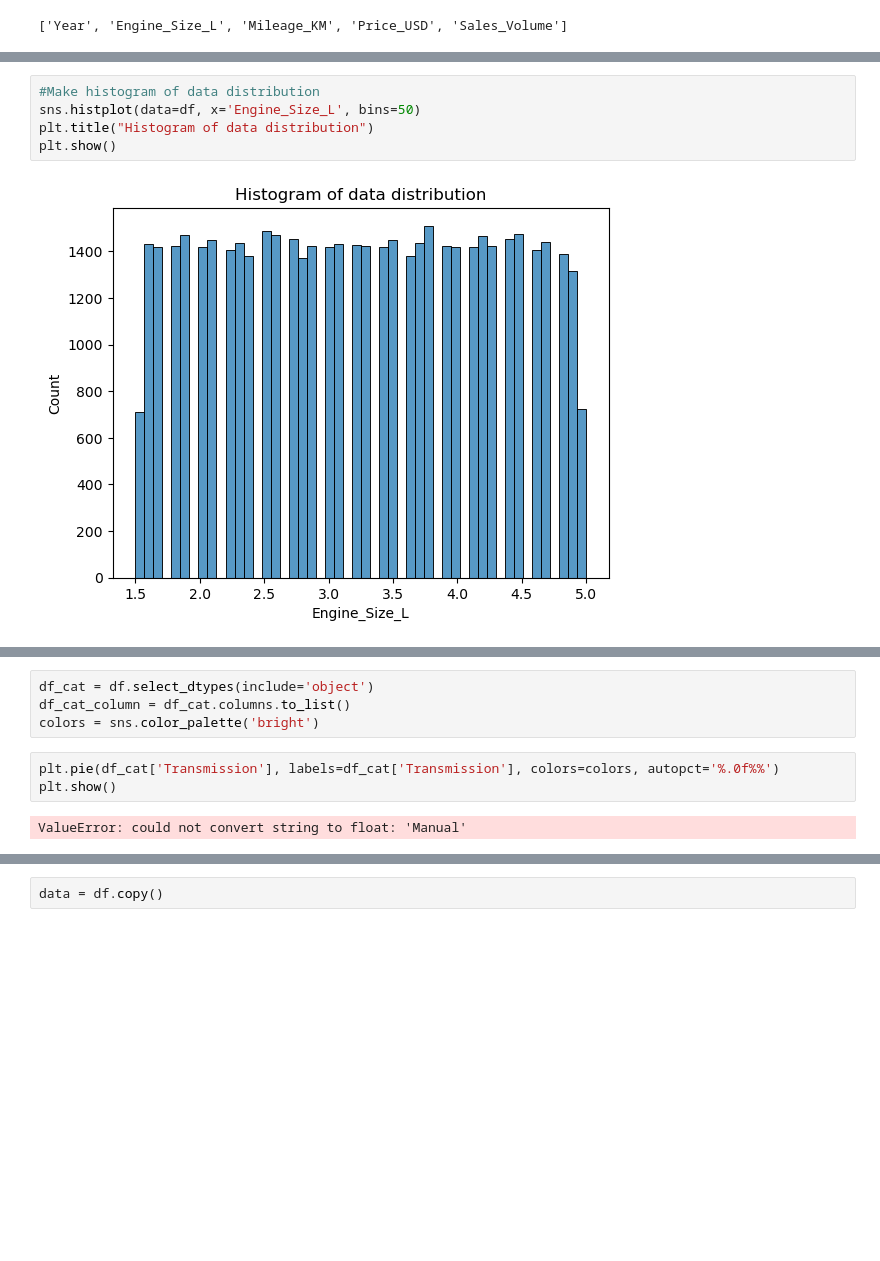
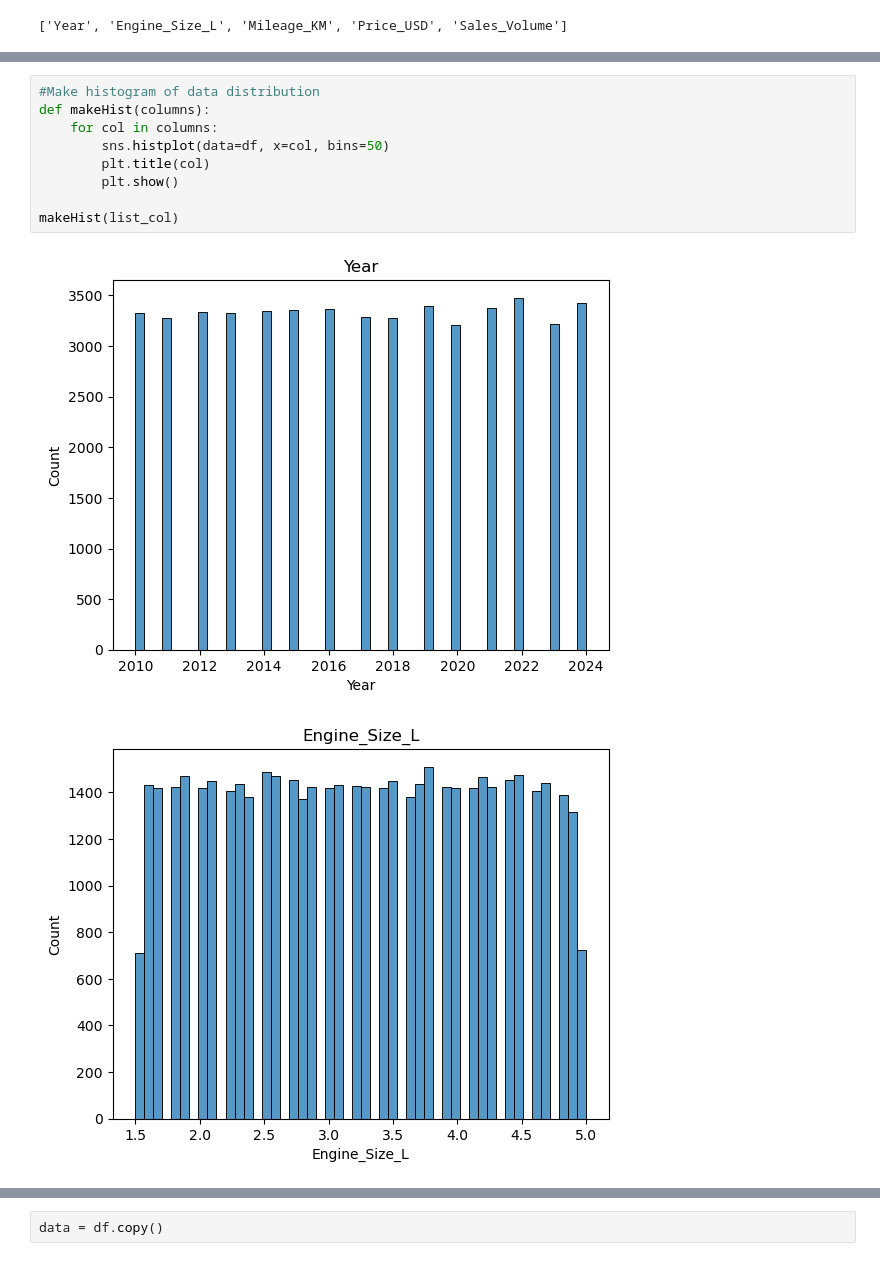
Before and after one commit to winner-nikita27/BMW, a Jupyter notebook: BMW.ipynb, the cells around one changed output, grey strips where cells are left out. Drawn from its saved outputs; the diff is of its cells as text; blank space fills up the shorter version.

```diff
--- a/BMW.ipynb
+++ b/BMW.ipynb
@@ -112,8 +170,13 @@ P-value для колонки Sales_Volume: 0.0
 Можно отвергнуть нулевую гипотезу
 # %%
 #Make histogram of data distribution
-sns.histplot(data=df, x='Engine_Size_L', bins=50)
-plt.title("Histogram of data distribution")
-plt.show()
+def makeHist(columns):
+    for col in columns:
+        sns.histplot(data=df, x=col, bins=50)
+        plt.title(col)
+        plt.show()
+
+makeHist(list_col)
 # %% [output]
-[figure, old version]
+[figure, new version]
+[figure, added]
@@ -120,9 +185,0 @@ plt.show()
-# %%
-df_cat = df.select_dtypes(include='object')
-df_cat_column = df_cat.columns.to_list()
-colors = sns.color_palette('bright')
-# %%
-plt.pie(df_cat['Transmission'], labels=df_cat['Transmission'], colors=colors, autopct='%.0f%%')
-plt.show()
-# %% [output]
-ValueError: could not convert string to float: 'Manual'
```
Also changed, not shown: parts of 16 cells of this notebook.
